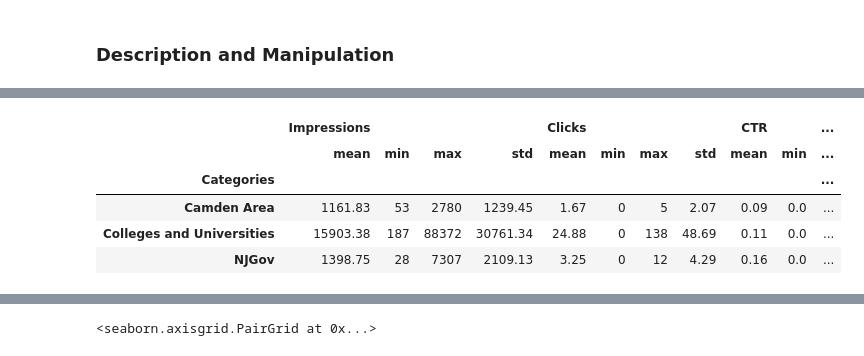
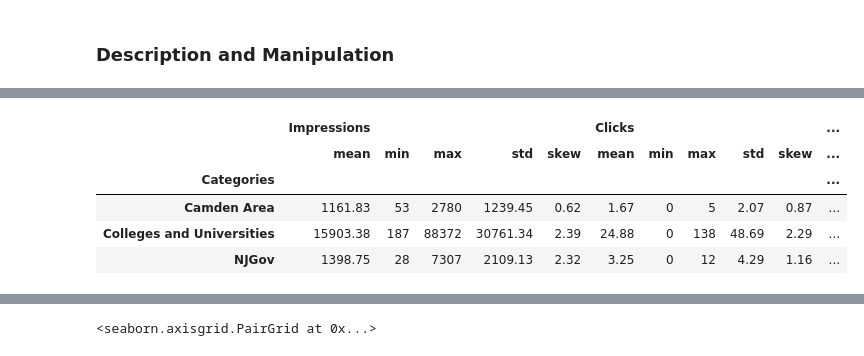
Before and after one commit to ewattudo/datamanagement, a Jupyter notebook: PS1.ipynb, the cells around one changed output, grey strips where cells are left out. Drawn from its saved outputs; the diff is of its cells as text; code cells hidden in the pictures.

Commit message:
Correlative statistics added to Geofence data.

```diff
--- a/PS1.ipynb
+++ b/PS1.ipynb
@@ -304,14 +304,14 @@ Geofence.head(5)
 | 3 | 1-Feb-25 | Targeted Display | Rutgers Camden... | New Jersey Department of Human Se... | 28 | 0 | 0.00 | 0 | 0% | $0.00 | $7.01 | ... |
 | 4 | 1-Feb-25 | Targeted Display | Rutgers Camden... | New Jersey Department of Labor & ... | 61 | 0 | 0.00 | 0 | 0% | $0.00 | $7.22 | ... |
 # %%
-Geofence[['Categories','Impressions', 'Clicks','CTR','Spend']].groupby('Categories').agg(['mean', 'min','max','std']).round(2)
+Geofence[['Categories','Impressions', 'Clicks','CTR','Spend']].groupby('Categories').agg(['mean', 'min','max','std','skew']).round(2)
 # %% [output]
-|  | Impressions |  |  |  | Clicks |  |  |  | CTR |  | ... |
-|  | mean | min | max | std | mean | min | max | std | mean | min | ... |
+|  | Impressions |  |  |  |  | Clicks |  |  |  |  | ... |
+|  | mean | min | max | std | skew | mean | min | max | std | skew | ... |
 | Categories |  |  |  |  |  |  |  |  |  |  | ... |
-| Camden Area | 1161.83 | 53 | 2780 | 1239.45 | 1.67 | 0 | 5 | 2.07 | 0.09 | 0.0 | ... |
-| Colleges and Universities | 15903.38 | 187 | 88372 | 30761.34 | 24.88 | 0 | 138 | 48.69 | 0.11 | 0.0 | ... |
-| NJGov | 1398.75 | 28 | 7307 | 2109.13 | 3.25 | 0 | 12 | 4.29 | 0.16 | 0.0 | ... |
+| Camden Area | 1161.83 | 53 | 2780 | 1239.45 | 0.62 | 1.67 | 0 | 5 | 2.07 | 0.87 | ... |
+| Colleges and Universities | 15903.38 | 187 | 88372 | 30761.34 | 2.39 | 24.88 | 0 | 138 | 48.69 | 2.29 | ... |
+| NJGov | 1398.75 | 28 | 7307 | 2109.13 | 2.32 | 3.25 | 0 | 12 | 4.29 | 1.16 | ... |
 # %%
 #The Geofences are duplicated. This could be because we are running two different ad treatments or it could be a mistake. I have written to the vendor for clarification.
 fig = px.scatter(Geofence, x="CTR", y="Clicks",
```
Also changed, not shown: parts of 1 cell of this notebook.
